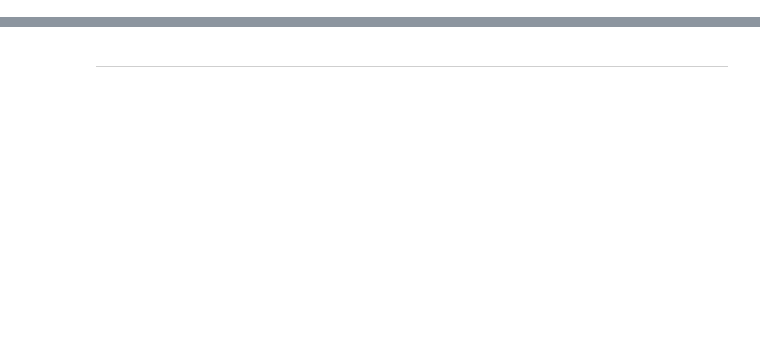
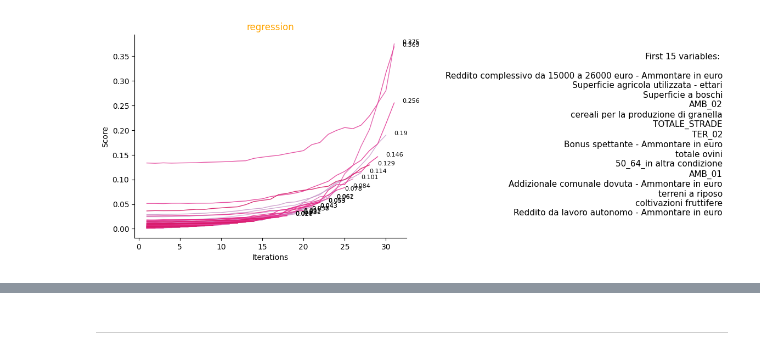
Before and after one commit to simOne-codex/thesis, a Jupyter notebook: only_human_study/sample_a/7_final_feature_selection.ipynb, the cells around one changed output, grey strips where cells are left out. Saved outputs shown, nothing was run; the diff lists cells and outputs as text; code cells hidden in the pictures; blank space fills up the shorter version.

```diff
--- a/only_human_study/sample_a/7_final_feature_selection.ipynb
+++ b/only_human_study/sample_a/7_final_feature_selection.ipynb
@@ -6,4 +6,5 @@ from importlib import reload
 reload(utils)
 from utils import *
 # %%
-scores = pd.read_csv('/nfs/home/genovese/thesis-wildfire-genovese/only_human_study/outputs/sample_a/regression_rf_rfe_tracking.csv',  index_col=0)
+tracking = pd.read_csv('/nfs/home/genovese/thesis-wildfire-genovese/only_human_study/outputs/sample_a/regression_rf_rfe_tracking.csv',  index_col=0)
+scores = pd.read_csv('/nfs/home/genovese/thesis-wildfire-genovese/only_human_study/outputs/sample_a/regression_rf_rfe.csv',  index_col=0)
@@ -9,0 +99,4 @@ scores = pd.read_csv('/nfs/home/genovese/thesis-wildfire-genovese/only_human_stu
+# %%
+plot_resume_rfe(tracking, title='regression')
+# %% [output]
+[figure, added]
```
Also changed, not shown: parts of 6 cells of this notebook, 10 other files.
